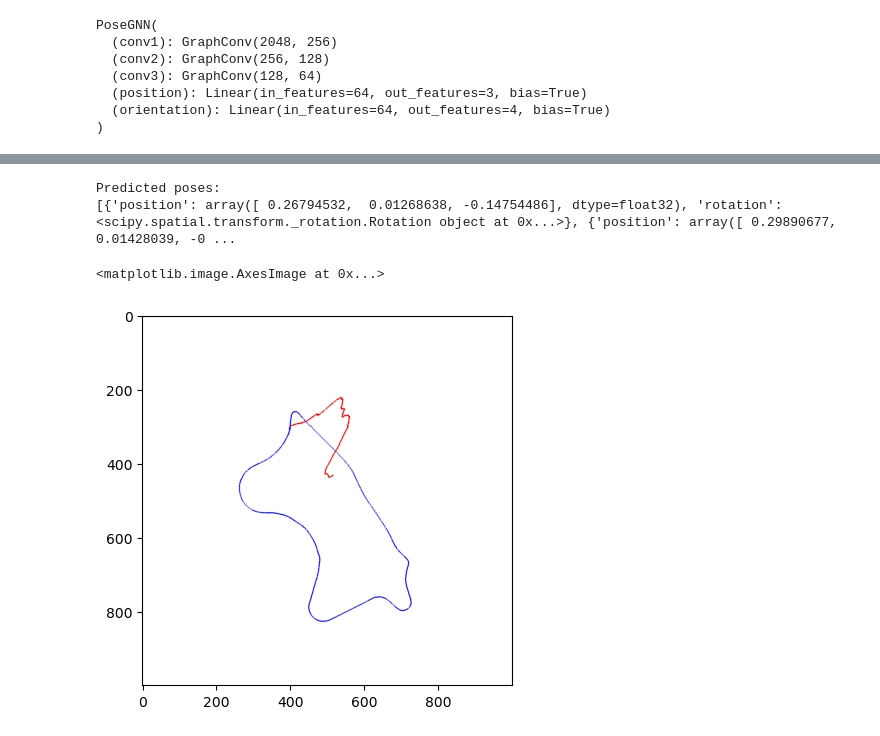
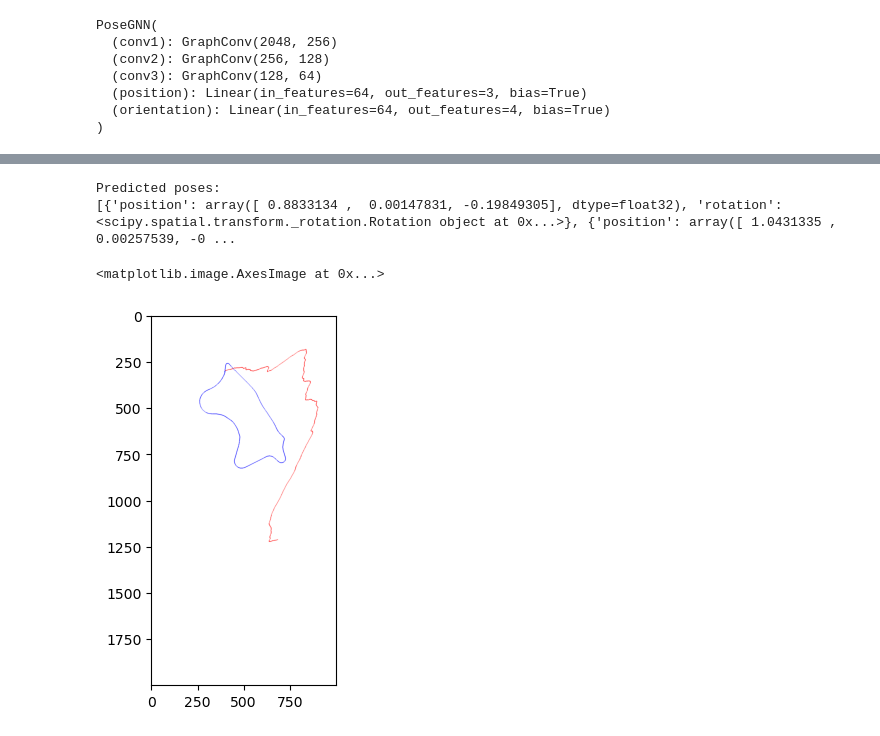
Before and after one commit to pcktm/inzynierka-posegnn, a Jupyter notebook: test.ipynb, the cells around one changed output, grey strips where cells are left out. Cells and saved outputs as stored; diff of their text form; code cells hidden in the pictures.

Commit message:
model d

```diff
--- a/test.ipynb
+++ b/test.ipynb
@@ -21,7 +21,7 @@ basedir = "/home/pcktm/inzynierka/kitti/dataset"
 test_dataset = KittiGraphDataset(basedir, "09", graph_length=7)
 test_dataloader = DataLoader(test_dataset, batch_size=1, shuffle=False)
 # %%
-checkpoint = torch.load("./models/model_C_150.pth")
+checkpoint = torch.load("./models/D/model_D_final.pth")
 
 model = PoseGNN()
 model.load_state_dict(checkpoint)
@@ -95,7 +95,7 @@ ax.set_xlabel('X')
 ax.set_ylabel('Y')
 
 for pose in predicted_poses_e:
-  ax.scatter(pose["position"][0], pose["position"][1], c="r")
+  ax.scatter(pose["position"][0], pose["position"][2], c="r")
 
 plt.show()
 # %% [output]
@@ -102,0 +103,12 @@ plt.show()
+# %%
+true_poses_e = [tensor_to_position_and_rotation(pose) for pose in true_poses]
+
+# plot predicted poses
+ax = plt.axes()
+ax.set_xlabel("X")
+ax.set_ylabel("Y")
+
+for pose in true_poses_e:
+    ax.scatter(pose["position"][0], pose["position"][2], c="r")
+
+plt.show()
@@ -103,31 +117,31 @@ plt.show()
 # %%
 predicted_poses_e = [tensor_to_position_and_rotation(pose) for pose in predicted_poses]
 true_poses_e = [tensor_to_position_and_rotation(pose) for pose in true_poses]
 
 print("Predicted poses:")
 print(predicted_poses_e)
 
-trajectory_image = np.zeros((1000, 1000, 3), dtype=np.uint8)
+trajectory_image = np.zeros((2000, 1000, 3), dtype=np.uint8)
 trajectory_image.fill(255)
 
 predicted_world_poses = odometry_predicted_poses(predicted_poses_e)
 
 for i in range(len(predicted_world_poses)):
     pos = predicted_world_poses[i]["position"]
     x = int(pos[0]) + 400
     y = int(pos[2]) + 300
 
     gt_x = int(true_poses_e[i]["position"][0]) + 400
     gt_y = int(true_poses_e[i]["position"][2]) + 300
 
     cv2.circle(trajectory_image, (gt_x, gt_y), 1, (255, 0, 0), 1)
     cv2.circle(trajectory_image, (x, y), 1, (0, 0, 255), 1)
 
 
 trajectory_image = cv2.cvtColor(trajectory_image, cv2.COLOR_BGR2RGB)
 plt.imshow(trajectory_image)
 # %% [output]
 Predicted poses:
-[{'position': array([ 0.26794532,  0.01268638, -0.14754486], dtype=float32), 'rotation': <scipy.spatial.transform._rotation.Rotation object at 0x...>}, {'position': array([ 0.29890677,  0.01428039, -0 ...
+[{'position': array([ 0.8833134 ,  0.00147831, -0.19849305], dtype=float32), 'rotation': <scipy.spatial.transform._rotation.Rotation object at 0x...>}, {'position': array([ 1.0431335 ,  0.00257539, -0 ...
 <matplotlib.image.AxesImage at 0x...>
-[figure, old version]
+[figure, new version]
```
Also changed, not shown: parts of 2 cells of this notebook, 1 other file.
